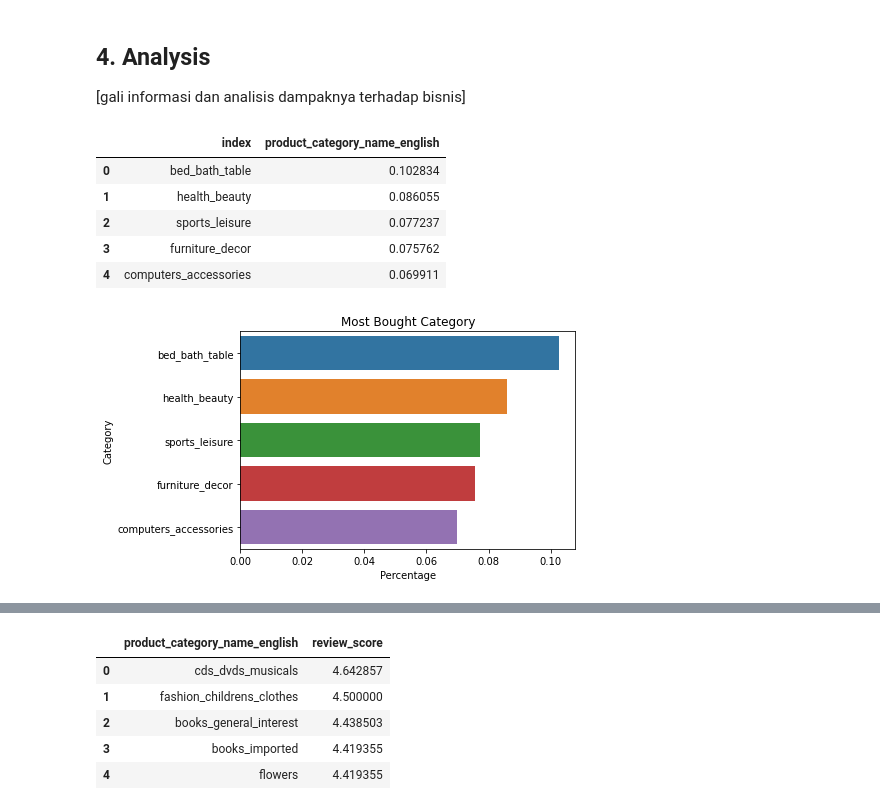
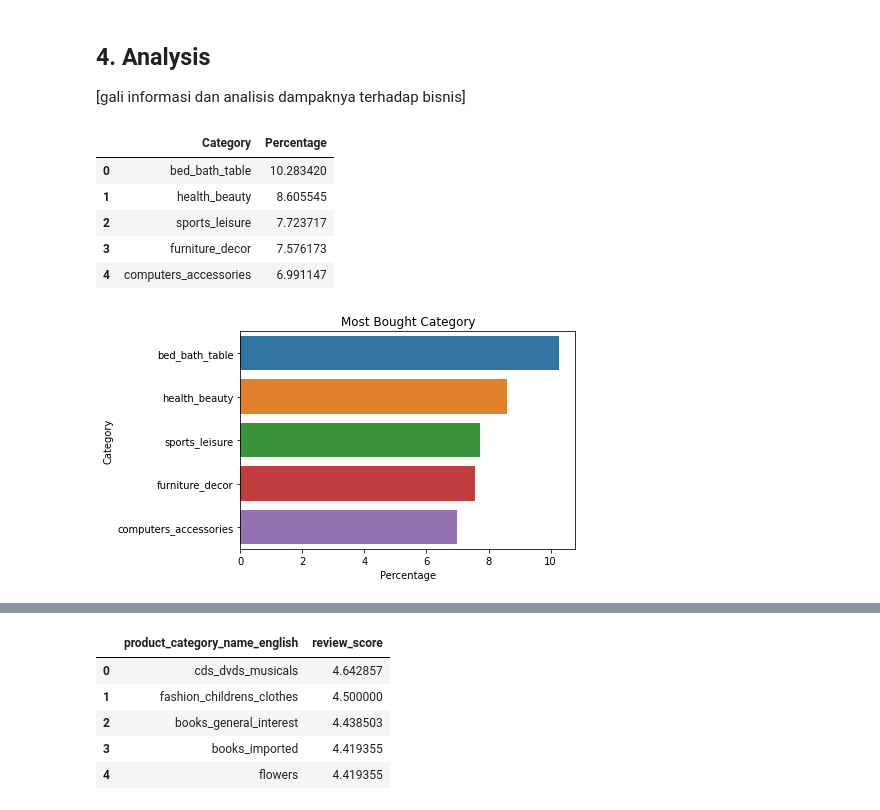
Before and after one commit to rahmanazizf/data-wrangling-pacmann, a Jupyter notebook: olist_analysis.ipynb, the cells around one changed output, grey strips where cells are left out. Drawn from its saved outputs; the diff is of its cells as text; code cells hidden in the pictures.

```diff
--- a/olist_analysis.ipynb
+++ b/olist_analysis.ipynb
@@ -32,12 +32,12 @@ import numpy as np
 import pandas as pd
 import seaborn as sns
 # %%
-def store_df(table_name: str, dbname = 'olist.db'):
+def store_df(table_name: str, dbname: str = 'olist.db'):
     '''
     converting table queried from database into dataframe
     params:
-        query <str>\n
-        database <str> (database's name)\n
+        table_name <str>: name of table extracted from database <str>\n
+        dbname <str> (database's name)\n
     return: dataframe
     '''
     con = sqlite3.connect(dbname)
@@ -99,3 +99,6 @@ df_category.head()
 | 2 | automotivo | auto |
 | 3 | cama_mesa_banho | bed_bath_table |
 | 4 | moveis_decoracao | furniture_decor |
+# %%
+df_orders = store_df('olist_order_dataset')
+df_orders.head()
@@ -168,3 +178,12 @@ df.head()
 | 3 | 00024acbcdf0a6daa1e931b038114c75 | 1 | 7634da152a4610f1595efa32f14722fc | 9d7a1d34a5052409006425275ba1c2b4 | 2018-08-15 10:10:18 | 12.99 | 12.79 | ... |
 | 4 | 00042b26cf59d7ce69dfabb4e55b4fd9 | 1 | ac6c3623068f30de03045865e4e10089 | df560393f3a51e74553ab94004ba5c87 | 2017-02-13 13:57:51 | 199.90 | 18.14 | ... |
 5 rows × 26 columns
+# %%
+# merge df dengan order
+df = df.merge(
+    df_orders,
+    how='left',
+    on='order_id'
+)
+
+df.head()
@@ -213,23 +240,26 @@ most_ordered_cat = df_most_ordered\
     ['product_category_name_english']\
     .value_counts(normalize=True)\
     .reset_index()[:5]
+most_ordered_cat['product_category_name_english'] = most_ordered_cat['product_category_name_english'] * 100
+most_ordered_cat.columns = ['Category', 'Percentage']
+
 most_ordered_cat
 # %% [output]
-|  | index | product_category_name_english |
-| 0 | bed_bath_table | 0.102834 |
-| 1 | health_beauty | 0.086055 |
-| 2 | sports_leisure | 0.077237 |
-| 3 | furniture_decor | 0.075762 |
-| 4 | computers_accessories | 0.069911 |
+|  | Category | Percentage |
+| 0 | bed_bath_table | 10.283420 |
+| 1 | health_beauty | 8.605545 |
+| 2 | sports_leisure | 7.723717 |
+| 3 | furniture_decor | 7.576173 |
+| 4 | computers_accessories | 6.991147 |
 # %%
 sns.barplot(
     data = most_ordered_cat,
-    y = 'index',
-    x = 'product_category_name_english'
+    y = 'Category',
+    x = 'Percentage'
 )
 plt.ylabel('Category')
 plt.xlabel('Percentage')
 plt.title('Most Bought Category')
 plt.show()
 # %% [output]
-[figure, old version]
+[figure, new version]
```
Also changed, not shown: parts of 22 cells of this notebook.
